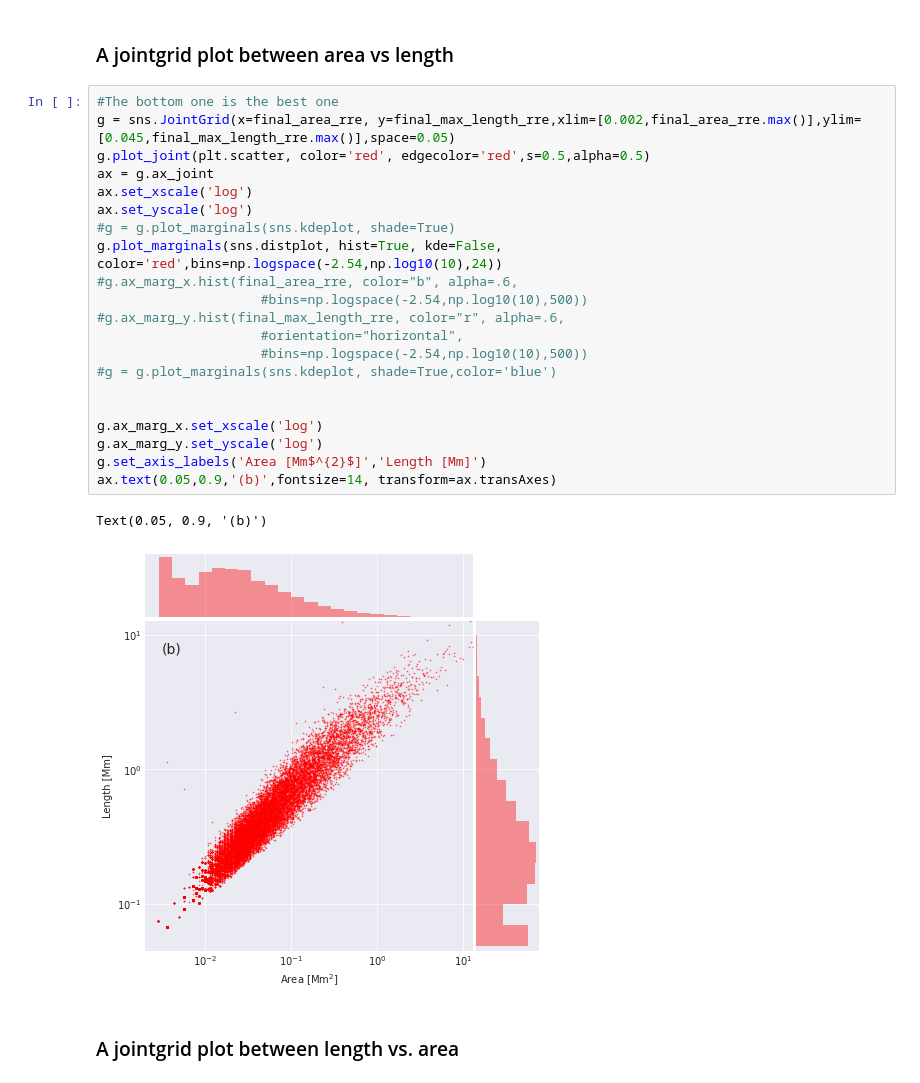
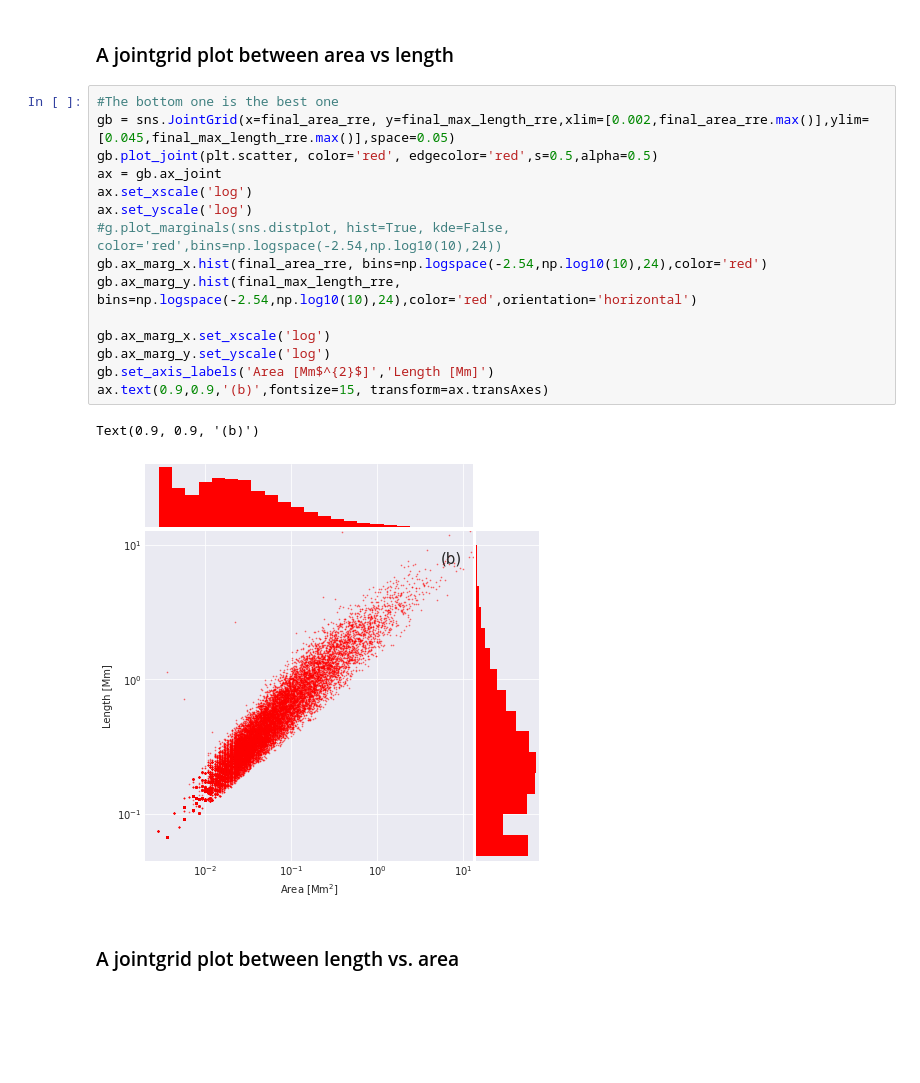
Before and after one commit to souvikita/Statistical-analysis-of-spicules, a Jupyter notebook: Notebooks/Dimensional_analysis_seaborn.ipynb, the cells around one changed output. Cells and saved outputs as stored; diff of their text form; blank space fills up the shorter version.

```diff
--- a/Notebooks/Dimensional_analysis_seaborn.ipynb
+++ b/Notebooks/Dimensional_analysis_seaborn.ipynb
@@ -147,28 +147,22 @@ final_area_rre = np.array(final_area_rre)
 ### A jointgrid plot between area vs length
 # %%
 #The bottom one is the best one
-g = sns.JointGrid(x=final_area_rre, y=final_max_length_rre,xlim=[0.002,final_area_rre.max()],ylim=[0.045,final_max_length_rre.max()],space=0.05)
-g.plot_joint(plt.scatter, color='red', edgecolor='red',s=0.5,alpha=0.5)
-ax = g.ax_joint
+gb = sns.JointGrid(x=final_area_rre, y=final_max_length_rre,xlim=[0.002,final_area_rre.max()],ylim=[0.045,final_max_length_rre.max()],space=0.05)
+gb.plot_joint(plt.scatter, color='red', edgecolor='red',s=0.5,alpha=0.5)
+ax = gb.ax_joint
 ax.set_xscale('log')
 ax.set_yscale('log')
-#g = g.plot_marginals(sns.kdeplot, shade=True)
-g.plot_marginals(sns.distplot, hist=True, kde=False, color='red',bins=np.logspace(-2.54,np.log10(10),24))
-#g.ax_marg_x.hist(final_area_rre, color="b", alpha=.6,
-                     #bins=np.logspace(-2.54,np.log10(10),500))
-#g.ax_marg_y.hist(final_max_length_rre, color="r", alpha=.6,
-                     #orientation="horizontal",
-                     #bins=np.logspace(-2.54,np.log10(10),500))
-#g = g.plot_marginals(sns.kdeplot, shade=True,color='blue')
+#g.plot_marginals(sns.distplot, hist=True, kde=False, color='red',bins=np.logspace(-2.54,np.log10(10),24))
+gb.ax_marg_x.hist(final_area_rre, bins=np.logspace(-2.54,np.log10(10),24),color='red')
+gb.ax_marg_y.hist(final_max_length_rre, bins=np.logspace(-2.54,np.log10(10),24),color='red',orientation='horizontal')
 
-
-g.ax_marg_x.set_xscale('log')
-g.ax_marg_y.set_yscale('log')
-g.set_axis_labels('Area [Mm$^{2}$]','Length [Mm]')
-ax.text(0.05,0.9,'(b)',fontsize=14, transform=ax.transAxes)
+gb.ax_marg_x.set_xscale('log')
+gb.ax_marg_y.set_yscale('log')
+gb.set_axis_labels('Area [Mm$^{2}$]','Length [Mm]')
+ax.text(0.9,0.9,'(b)',fontsize=15, transform=ax.transAxes)
 # %% [output]
-Text(0.05, 0.9, '(b)')
+Text(0.9, 0.9, '(b)')
-[figure, old version]
+[figure, new version]
 # %% [markdown]
 ### A jointgrid plot between length vs. area
 # %%
```
Also changed, not shown: parts of 25 cells of this notebook.
